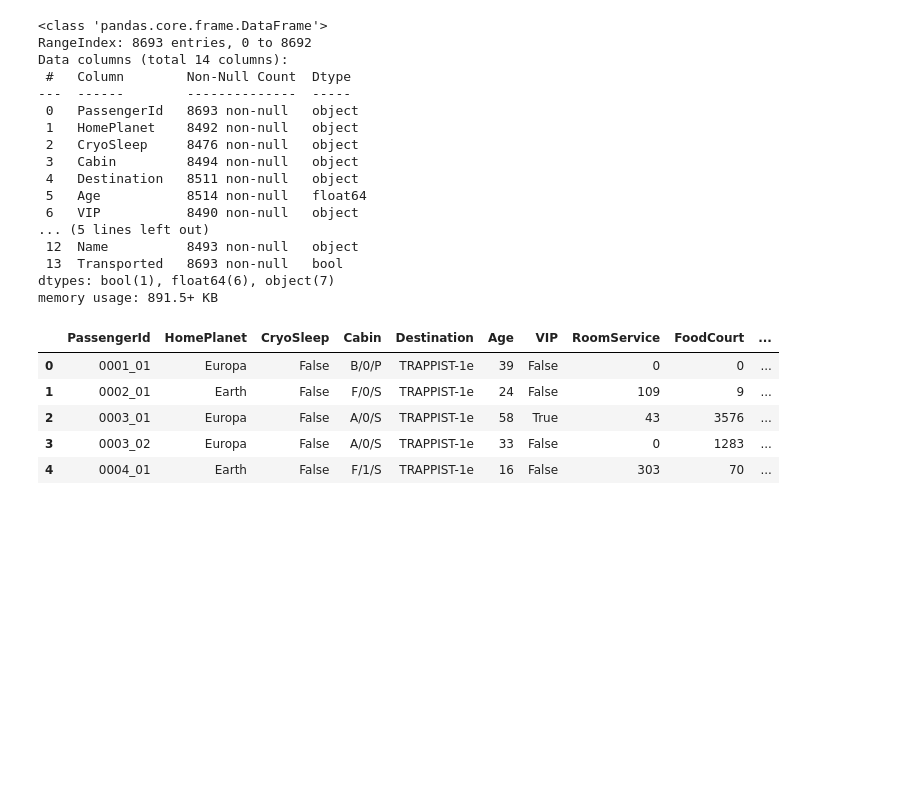
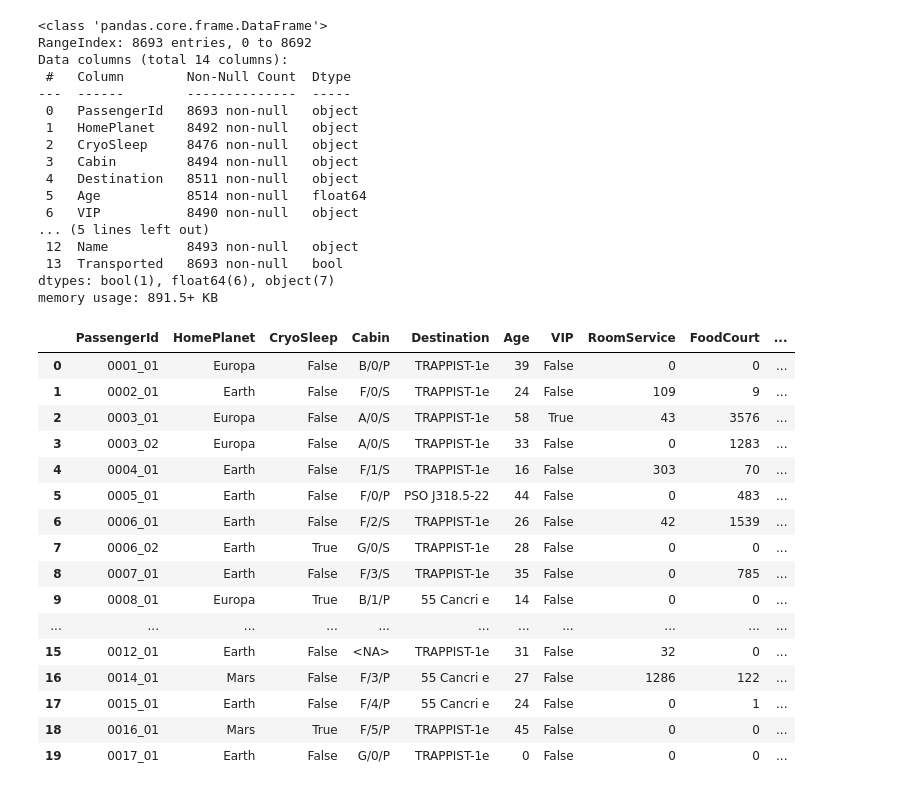
Before and after one commit to johlys/INF367, a Jupyter notebook: elias_notebook.ipynb, the cells around one changed output. Cells and saved outputs as stored; diff of their text form; code cells hidden in the pictures; blank space fills up the shorter version.

```diff
--- a/elias_notebook.ipynb
+++ b/elias_notebook.ipynb
@@ -24,21 +28,36 @@ Data columns (total 14 columns):
  13  Transported   8693 non-null   bool
 dtypes: bool(1), float64(6), object(7)
 memory usage: 891.5+ KB
-# %%
-id_column = 'PassengerId'
-new = train.drop(columns = [id_column]).convert_dtypes()
-
-new['PassengerId'] = train[id_column]
-
-col_order = [id_column] + [col for col in new.columns if col != id_column]
-
-train = new[col_order]
-
-train.head()
-# %% [output]
-|  | PassengerId | HomePlanet | CryoSleep | Cabin | Destination | Age | VIP | RoomService | FoodCourt | ... |
-| 0 | 0001_01 | Europa | False | B/0/P | TRAPPIST-1e | 39 | False | 0 | 0 | ... |
-| 1 | 0002_01 | Earth | False | F/0/S | TRAPPIST-1e | 24 | False | 109 | 9 | ... |
-| 2 | 0003_01 | Europa | False | A/0/S | TRAPPIST-1e | 58 | True | 43 | 3576 | ... |
-| 3 | 0003_02 | Europa | False | A/0/S | TRAPPIST-1e | 33 | False | 0 | 1283 | ... |
-| 4 | 0004_01 | Earth | False | F/1/S | TRAPPIST-1e | 16 | False | 303 | 70 | ... |
+# %%
+# converts feature types and ordering columns back
+
+new = train.drop(columns = ['PassengerId']).convert_dtypes()
+
+new['PassengerId'] = train['PassengerId'].copy()
+
+# Creates new feature containing the group number of the passenger
+
+train[['Group', 'G_Id']] = train['PassengerId'].str.split('_', expand=True).copy()
+
+train.drop(['PassengerId'], axis=1)
+
+
+train.head(20)
+# %% [output]
+|  | PassengerId | HomePlanet | CryoSleep | Cabin | Destination | Age | VIP | RoomService | FoodCourt | ... |
+| 0 | 0001_01 | Europa | False | B/0/P | TRAPPIST-1e | 39 | False | 0 | 0 | ... |
+| 1 | 0002_01 | Earth | False | F/0/S | TRAPPIST-1e | 24 | False | 109 | 9 | ... |
+| 2 | 0003_01 | Europa | False | A/0/S | TRAPPIST-1e | 58 | True | 43 | 3576 | ... |
+| 3 | 0003_02 | Europa | False | A/0/S | TRAPPIST-1e | 33 | False | 0 | 1283 | ... |
+| 4 | 0004_01 | Earth | False | F/1/S | TRAPPIST-1e | 16 | False | 303 | 70 | ... |
+| 5 | 0005_01 | Earth | False | F/0/P | PSO J318.5-22 | 44 | False | 0 | 483 | ... |
+| 6 | 0006_01 | Earth | False | F/2/S | TRAPPIST-1e | 26 | False | 42 | 1539 | ... |
+| 7 | 0006_02 | Earth | True | G/0/S | TRAPPIST-1e | 28 | False | 0 | 0 | ... |
+| 8 | 0007_01 | Earth | False | F/3/S | TRAPPIST-1e | 35 | False | 0 | 785 | ... |
+| 9 | 0008_01 | Europa | True | B/1/P | 55 Cancri e | 14 | False | 0 | 0 | ... |
+| ... | ... | ... | ... | ... | ... | ... | ... | ... | ... | ... |
+| 15 | 0012_01 | Earth | False | <NA> | TRAPPIST-1e | 31 | False | 32 | 0 | ... |
+| 16 | 0014_01 | Mars | False | F/3/P | 55 Cancri e | 27 | False | 1286 | 122 | ... |
+| 17 | 0015_01 | Earth | False | F/4/P | 55 Cancri e | 24 | False | 0 | 1 | ... |
+| 18 | 0016_01 | Mars | True | F/5/P | TRAPPIST-1e | 45 | False | 0 | 0 | ... |
+| 19 | 0017_01 | Earth | False | G/0/P | TRAPPIST-1e | 0 | False | 0 | 0 | ... |
```
Also changed, not shown: parts of 25 cells of this notebook.
